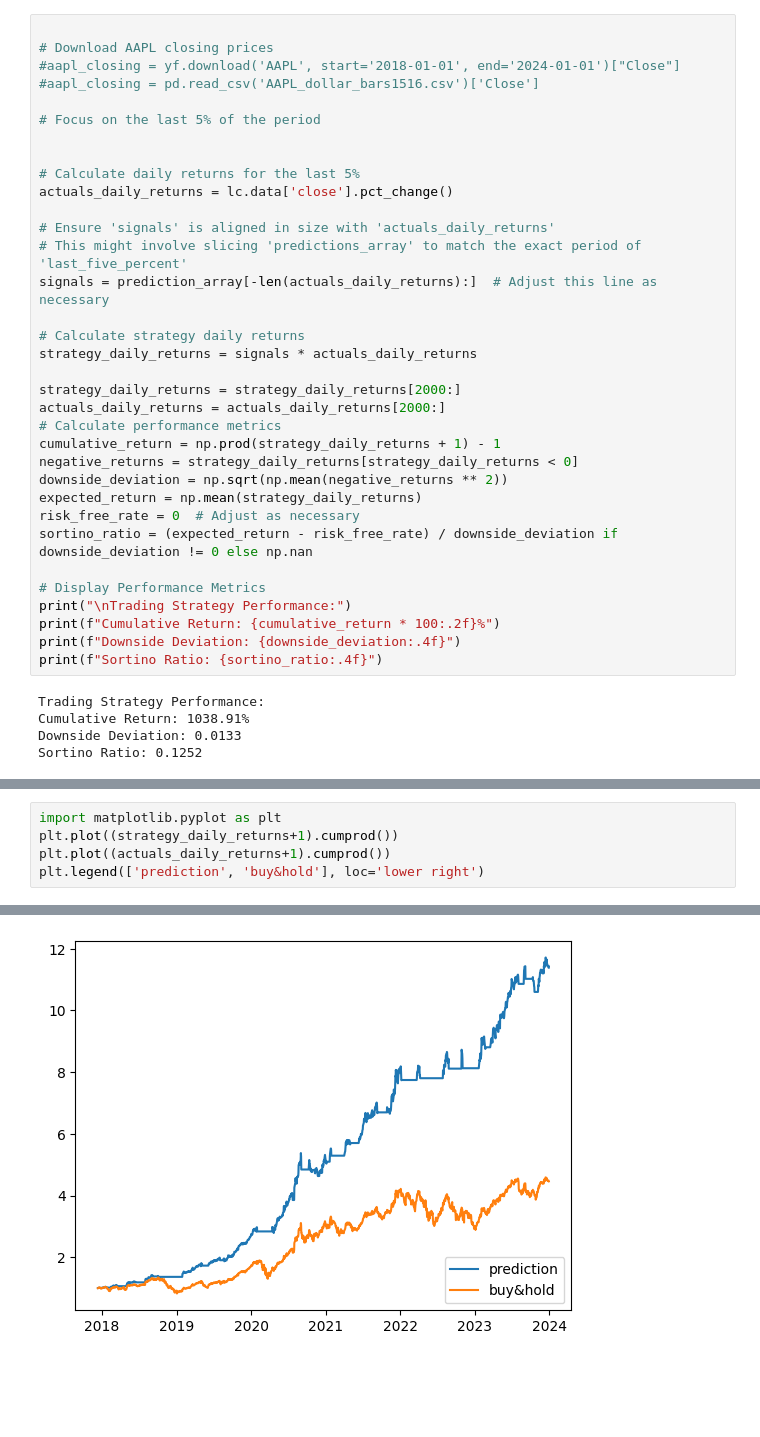
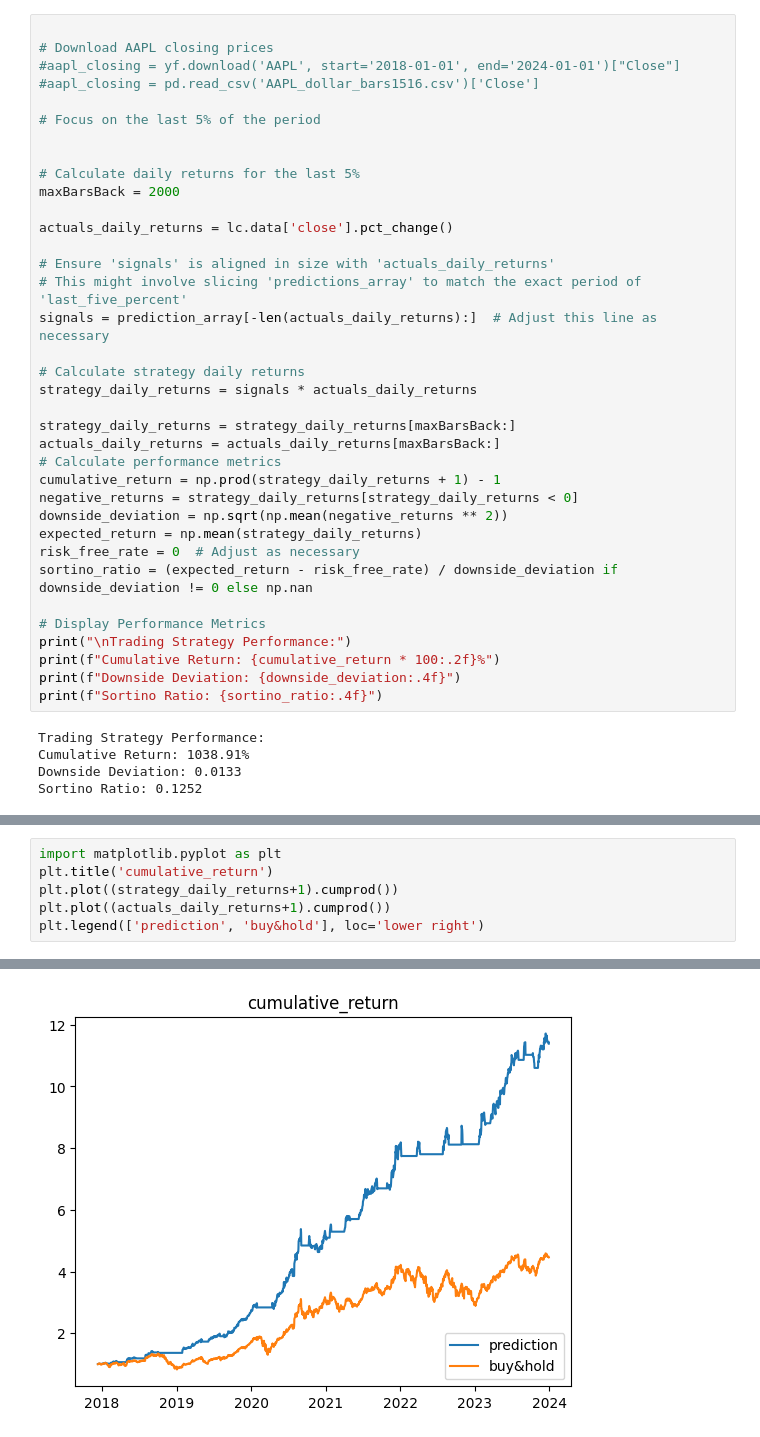
Before and after one commit to YauYiuWing/stock-direction-prediction, a Jupyter notebook: lorentzianClassification.ipynb, the cells around one changed output, grey strips where cells are left out. Drawn from its saved outputs; the diff is of its cells as text; blank space fills up the shorter version.

```diff
--- a/lorentzianClassification.ipynb
+++ b/lorentzianClassification.ipynb
@@ -27,6 +32,8 @@ prediction_array = lc.data['signal']
 
 
 # Calculate daily returns for the last 5%
+maxBarsBack = 2000
+
 actuals_daily_returns = lc.data['close'].pct_change()
 
 # Ensure 'signals' is aligned in size with 'actuals_daily_returns'
@@ -36,8 +43,8 @@ signals = prediction_array[-len(actuals_daily_returns):]  # Adjust this line as
 # Calculate strategy daily returns
 strategy_daily_returns = signals * actuals_daily_returns
 
-strategy_daily_returns = strategy_daily_returns[2000:]
-actuals_daily_returns = actuals_daily_returns[2000:]
+strategy_daily_returns = strategy_daily_returns[maxBarsBack:]
+actuals_daily_returns = actuals_daily_returns[maxBarsBack:]
 # Calculate performance metrics
 cumulative_return = np.prod(strategy_daily_returns + 1) - 1
 negative_returns = strategy_daily_returns[strategy_daily_returns < 0]
@@ -59,8 +126,9 @@ Sortino Ratio: 0.1252
 # %%
 import matplotlib.pyplot as plt
+plt.title('cumulative_return')
 plt.plot((strategy_daily_returns+1).cumprod())
 plt.plot((actuals_daily_returns+1).cumprod())
 plt.legend(['prediction', 'buy&hold'], loc='lower right')
 # %% [output]
 <matplotlib.legend.Legend at 0x...>
-[figure, old version]
+[figure, new version]
```
Also changed, not shown: parts of 4 cells of this notebook.
